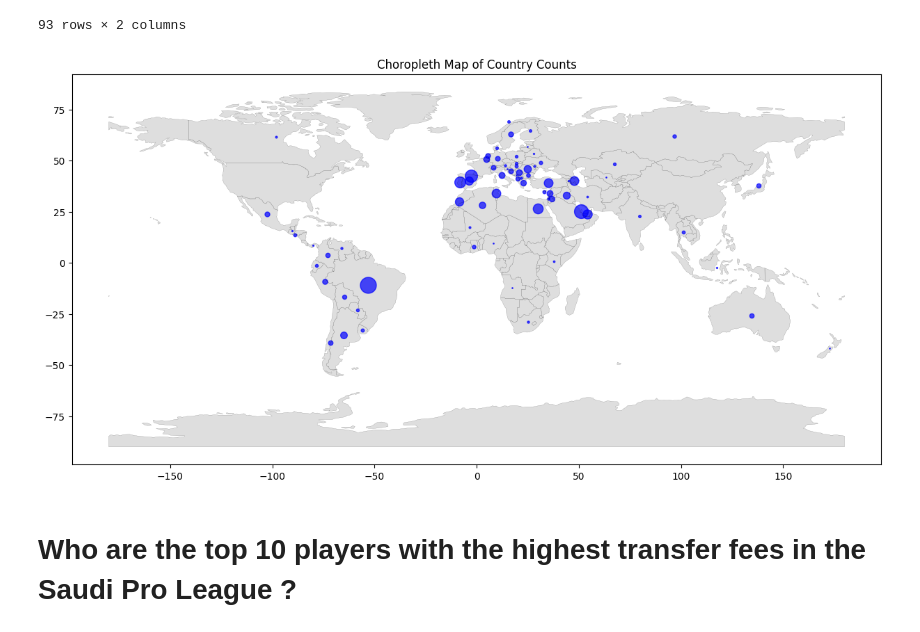
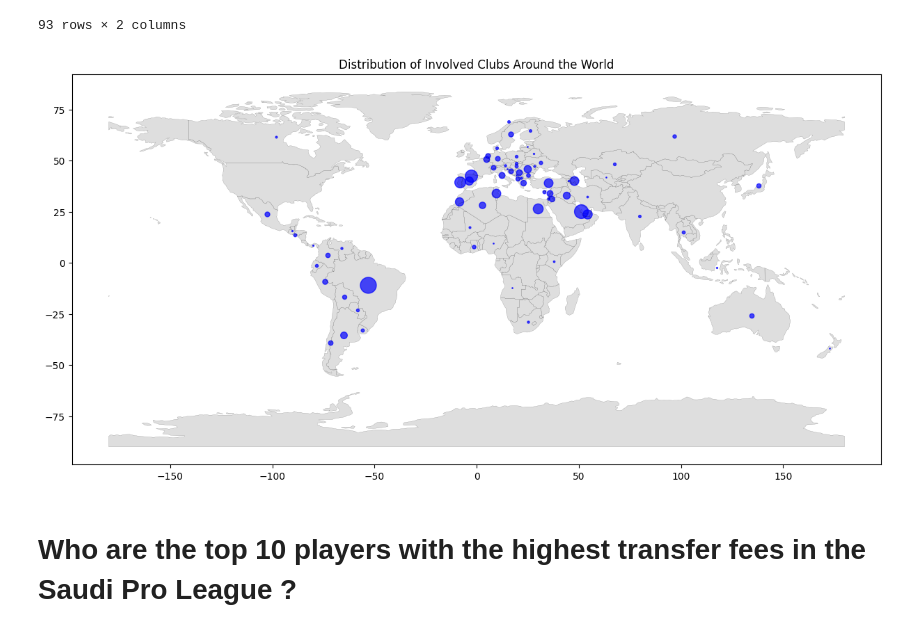
Before and after one commit to M7amdzx/Overview-of-Saudi-Pro-League-Transfers-Data, a Jupyter notebook: overview-of-saudi-pro-league-transfers-data.ipynb, the cells around one changed output. Saved outputs shown, nothing was run; the diff lists cells and outputs as text; code cells hidden in the pictures.

```diff
--- a/overview-of-saudi-pro-league-transfers-data.ipynb
+++ b/overview-of-saudi-pro-league-transfers-data.ipynb
@@ -457,34 +457,34 @@ club_involved_country_counts
 # %%
 # Load world geometries
 world = gpd.read_file(gpd.datasets.get_path('naturalearth_lowres'))
 
 club_involved_country_counts = club_involved_country_counts.rename(columns={'club_involved_country': 'name'})
 
 # Merge the club_involved_country_counts with world
 world = world.merge(club_involved_country_counts, how='left', left_on='name', right_on='name')
 
 # Fill NaN values with 0 (for countries without additional data)
 world['count'] = world['count'].fillna(0)
 
 # Plot the GeoDataFrame with choropleth
 fig, ax = plt.subplots(1, 1, figsize=(15, 10))
-ax.set_title('Choropleth Map of Country Counts')
+ax.set_title('Distribution of Involved Clubs Around the World')
 
 # Plot choropleth map based on 'count' column
 world.plot(column='count', edgecolor='#A5A5A5', color='#DEDEDE', legend=True, ax=ax, linewidth=0.1,
            legend_kwds={'label': "Country Counts", 'orientation': "horizontal"})
 
 # Scatter plot dots based on 'count'
 for x, y, count in zip(world.geometry.centroid.x, world.geometry.centroid.y, world['count']):
     ax.scatter(x, y, s=count, color='blue', alpha=0.7)
 
 # Highlight countries with data in 'club_involved_country' with a black boundary
 highlighted_countries = world[world['count'].notna()]
 highlighted_countries.boundary.plot(ax=ax, linewidth=0.1, color='black', alpha=0.5)
 
 plt.show()
 # %% [output]
-[figure, old version]
+[figure, new version]
 # %% [markdown]
 # Who are the top 10 players with the highest transfer fees in the Saudi Pro League ?
 # %%
```
Also changed, not shown: parts of 1 cell of this notebook.
